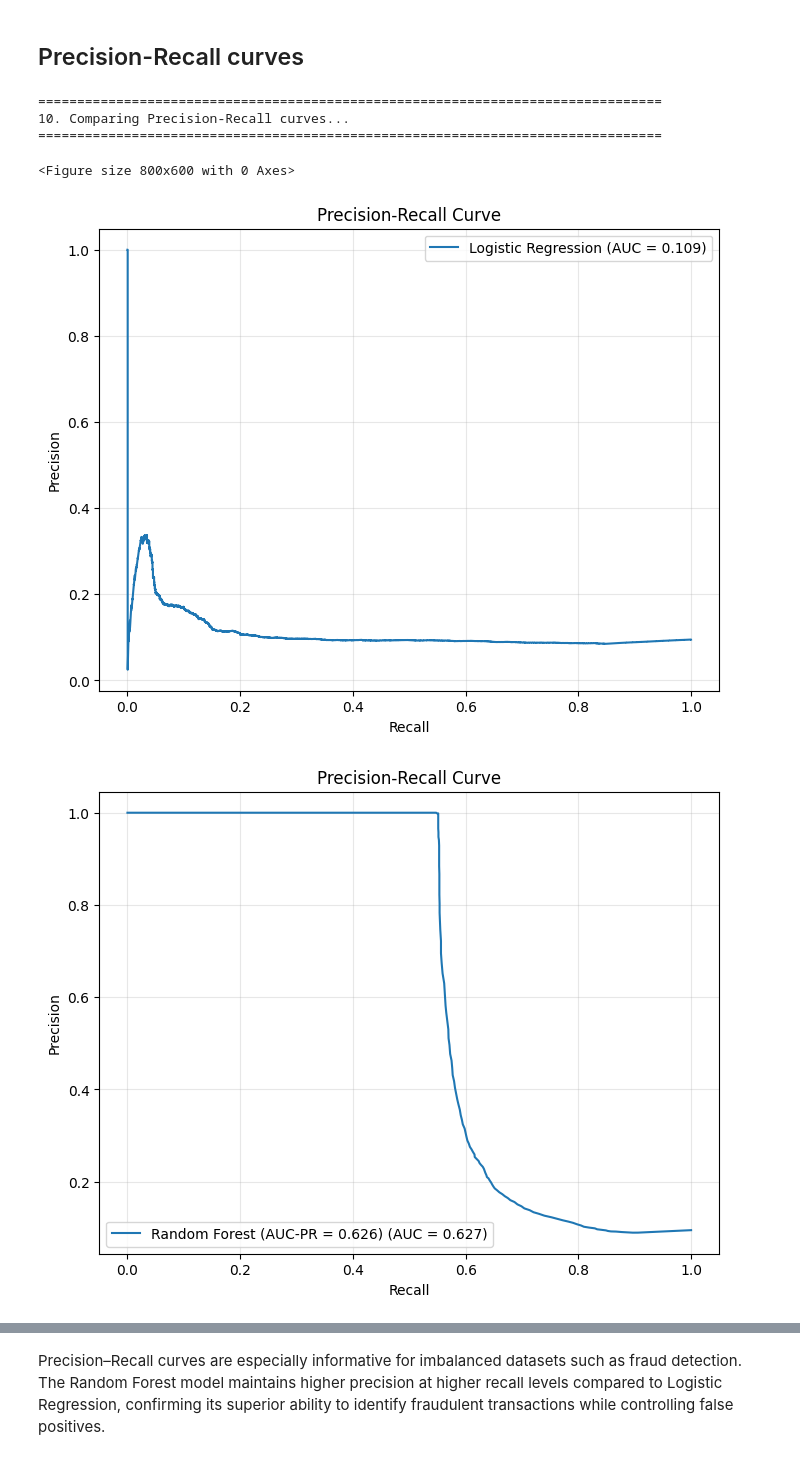
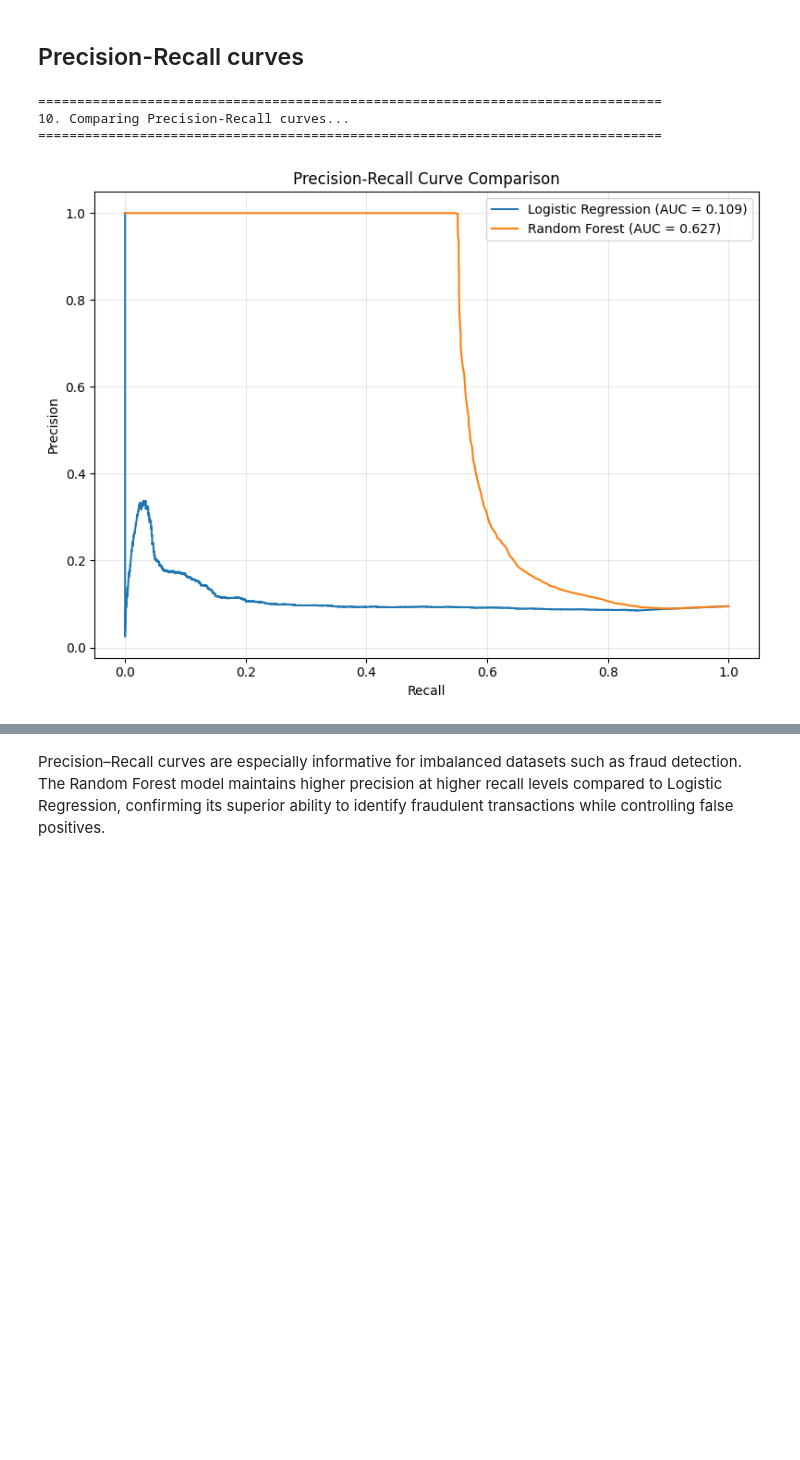
Before and after one commit to Moggycool/fraud-detection, a Jupyter notebook: notebooks/modeling.ipynb, the cells around one changed output, grey strips where cells are left out. Cells and saved outputs as stored; diff of their text form; code cells hidden in the pictures; blank space fills up the shorter version.

```diff
--- a/notebooks/modeling.ipynb
+++ b/notebooks/modeling.ipynb
@@ -371,26 +371,30 @@ Business metrics at key thresholds:
 # %%
 # 🔟 Precision-Recall Curves Comparison
 print("\n" + "="*80)
 print("10. Comparing Precision-Recall curves...")
 print("="*80)
 
-plt.figure(figsize=(8, 6))
-plot_pr_curve(y_test, lr_metrics["y_prob"], "Logistic Regression")
-plot_pr_curve(y_test, y_proba, f"Random Forest (AUC-PR = {rf_metrics_optimal['auc_pr']:.3f})")
-plt.xlabel("Recall")
-plt.ylabel("Precision")
-plt.title("Precision-Recall Curve Comparison")
-handles, labels = plt.gca().get_legend_handles_labels()
-if handles:
-    plt.legend()
-plt.grid(True, alpha=0.3)
+# Create ONE figure for comparison
+fig, ax = plt.subplots(figsize=(8, 6))
+
+# Plot both curves on the same axes
+_, lr_auc = plot_pr_curve(y_test, lr_metrics["y_prob"],
+                         "Logistic Regression", ax=ax, figsize=None)
+_, rf_auc = plot_pr_curve(y_test, y_proba,
+                         f"Random Forest", ax=ax, figsize=None)
+
+# Customize the comparison plot
+ax.set_xlabel("Recall")
+ax.set_ylabel("Precision")
+ax.set_title("Precision-Recall Curve Comparison")
+ax.grid(True, alpha=0.3)
+ax.legend()
+
 plt.tight_layout()
 plt.savefig("../reports/precision_recall_curves.png", dpi=150, bbox_inches='tight')
 plt.show()
 # %% [output]
 ================================================================================
 10. Comparing Precision-Recall curves...
 ================================================================================
-<Figure size 800x600 with 0 Axes>
-[figure, old version]
+[figure, new version]
-[figure, removed]
```
Also changed, not shown: parts of 1 cell of this notebook, 2 other files.
